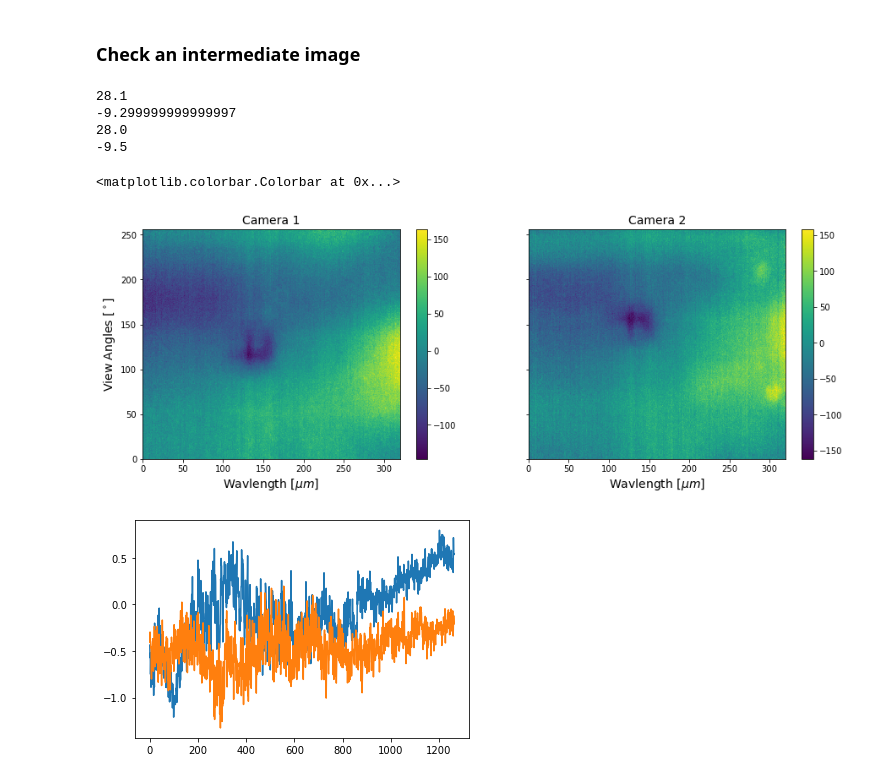
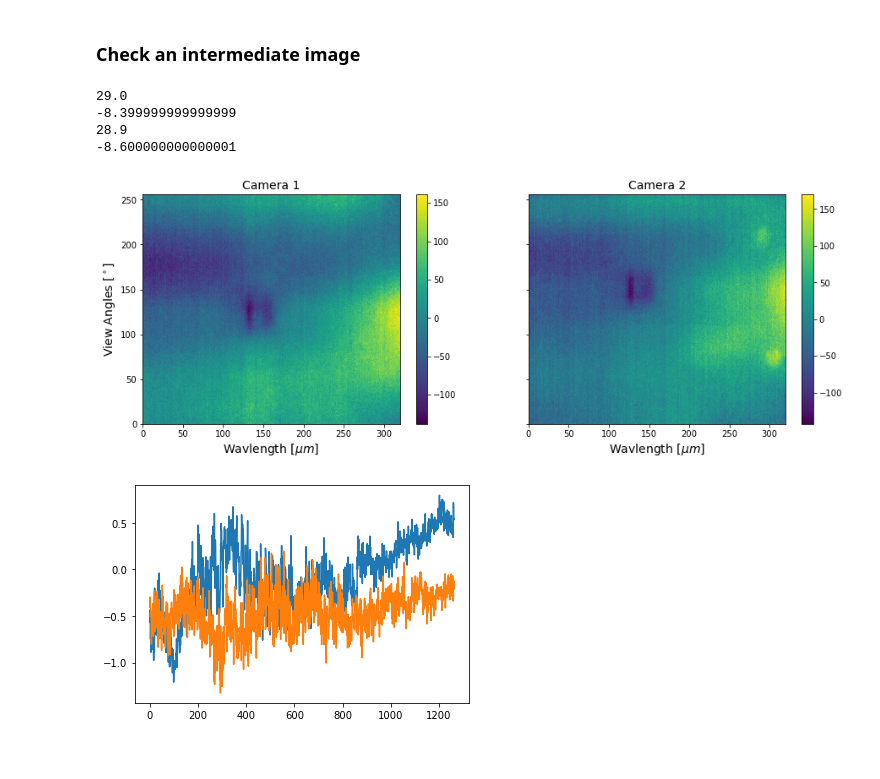
Before and after one commit to Polarization-Lab/IRCSP-Payload, a Jupyter notebook: DataManagement/process_capture_data.ipynb, the cells around one changed output. Drawn from its saved outputs; the diff is of its cells as text; code cells hidden in the pictures.

```diff
--- a/DataManagement/process_capture_data.ipynb
+++ b/DataManagement/process_capture_data.ipynb
@@ -41,7 +41,7 @@ view_angle = np.round(np.linspace(-HFOV,HFOV,ymax2-ymin2))
 # %%
 filename_ground = path + 'Capture'+str(1366)+'.hdf5'
 
-filename = path + 'Capture'+str(1800)+'.hdf5'
+filename = path + 'Capture'+str(1900)+'.hdf5'
 
 
 with h5py.File(filename, "r") as file:
@@ -52,39 +52,40 @@ with h5py.File(filename, "r") as file:
 
 with h5py.File(filename_ground, "r") as file:
     image1g = np.mean(file['image1'][()],axis = 0)
     image2g = np.mean(file['image2'][()],axis = 0)
     t1g = np.mean(file['temp1'][()])
     t2g = np.mean(file['temp2'][()])
 
 
 c1 = (image1-np.mean(image1))
 print(t1)
 print(t1-t1g)
 
 c2 = (image2-np.mean(image2))
 print(t2)
 print(t2-t2g)
 
 #plot test images, test appearance
 fig, axes = plt.subplots(nrows=1, ncols=2, figsize=(15, 5),sharey = True)
 
 p1 = axes[0].pcolormesh(c1,shading = 'auto')
 fig.colorbar(p1, ax=axes[0])
 axes[0].set_title('Camera 1',fontsize = 14)
 axes[0].set_ylabel('View Angles [$^\circ$]',fontsize = 14)
 axes[0].set_xlabel('Wavlength [$\mu m$]',fontsize = 14)
 
 p2 = axes[1].pcolormesh(c2,shading = 'auto')
 axes[1].set_title('Camera 2',fontsize = 14)
 axes[1].set_xlabel('Wavlength [$\mu m$]',fontsize = 14)
 fig.colorbar(p2, ax=axes[1])
+
+plt.show()
 # %% [output]
-28.1
--9.299999999999997
-28.0
--9.5
+29.0
+-8.399999999999999
+28.9
+-8.600000000000001
-<matplotlib.colorbar.Colorbar at 0x...>
-[figure, old version]
+[figure, new version]
 # %%
 def importCapture(index,x,y):
     filename = path + 'Capture'+str(index)+'.hdf5'
```
Also changed, not shown: parts of 1 cell of this notebook, 6 other files.
